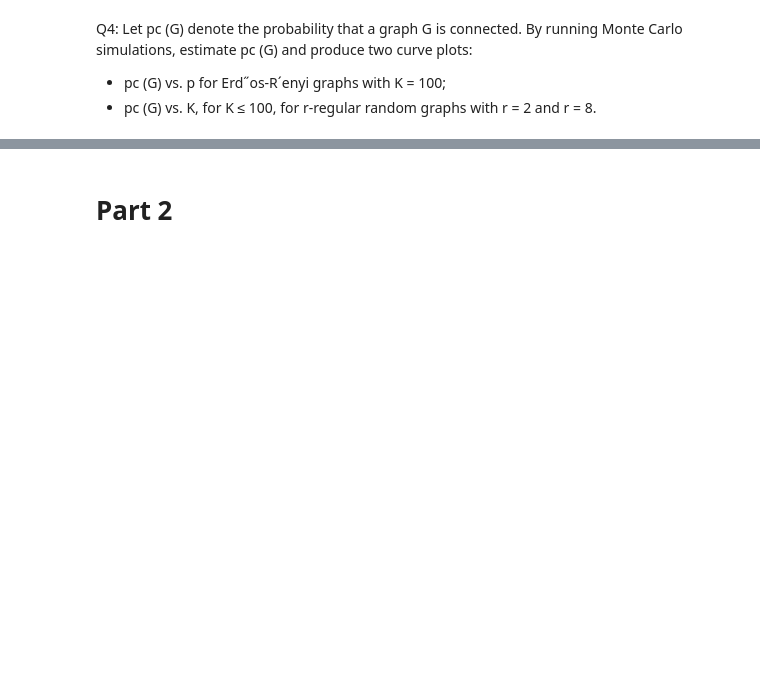
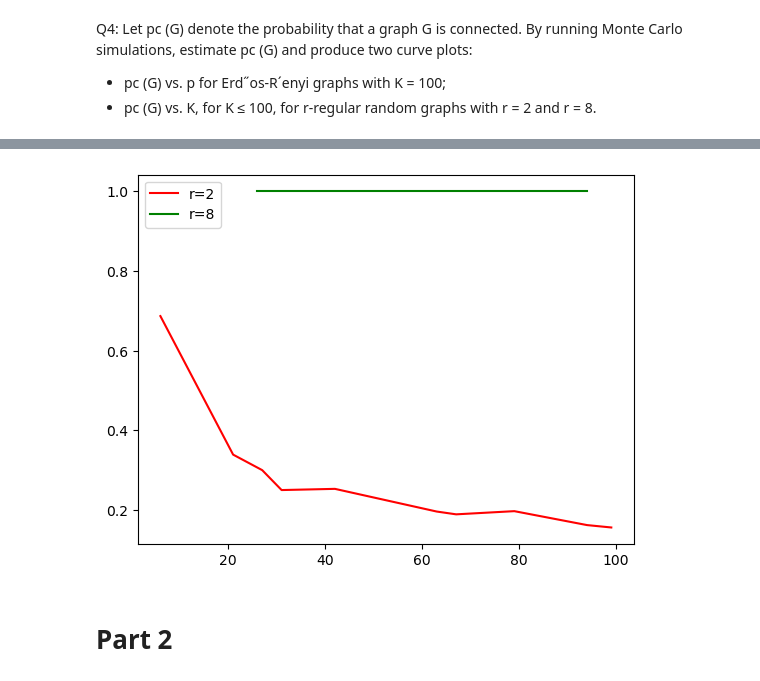
Before and after one commit to maryyyyna/Networking-for-Big-Data-and-Laboratory, a Jupyter notebook: HW1.ipynb, the cells around one changed output, grey strips where cells are left out. Saved outputs shown, nothing was run; the diff lists cells and outputs as text; code cells hidden in the pictures; blank space fills up the shorter version.

```diff
--- a/HW1.ipynb
+++ b/HW1.ipynb
@@ -90,3 +126,18 @@ produce two curve plots:
+# %%
+data_r2=MonteCarlo_r(2,10,1000)
+x_r2=[i[0] for i in data_r2]
+y_r2=[i[1] for i in data_r2]
+##############################
+data_r8=MonteCarlo_r(8,10,1000)
+x_r8=[i[0] for i in data_r8]
+y_r8=[i[1] for i in data_r8]
+
+plt.plot(x_r2,y_r2,'r',label='r=2')
+plt.plot(x_r8,y_r8,'g',label='r=8')
+plt.legend()
+plt.show()
+# %% [output]
+[figure, added]
 # %% [markdown]
 # Part 2
 # %% [markdown]
```
Also changed, not shown: parts of 3 cells of this notebook.
